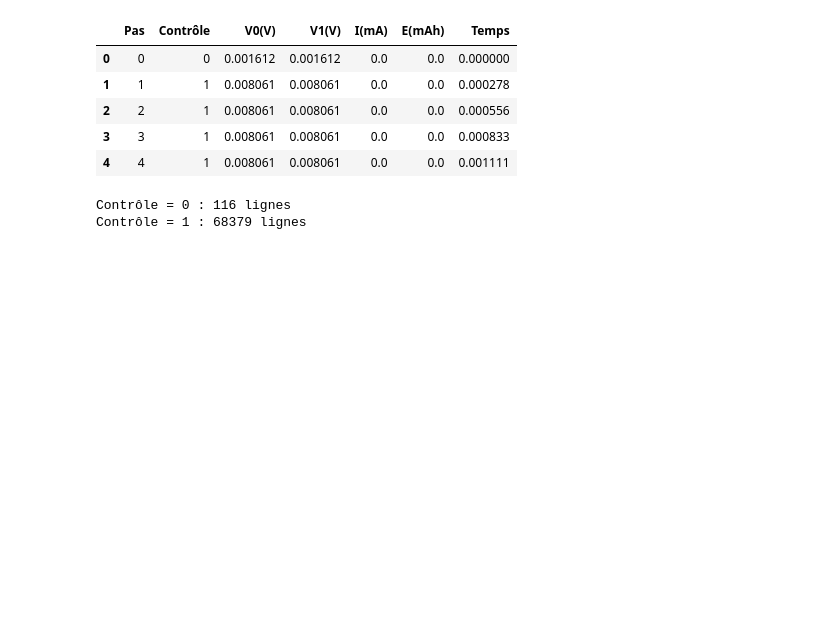
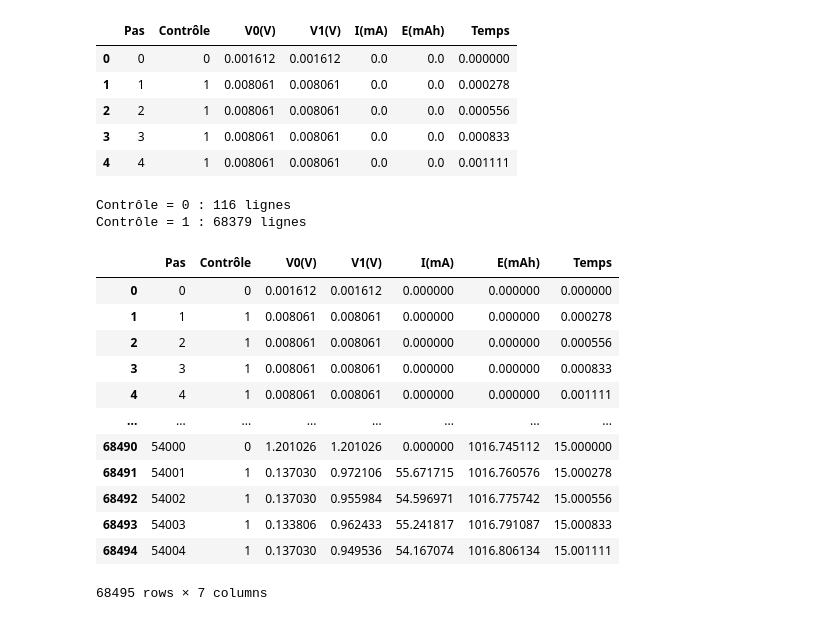
Before and after one commit to dthonon/testeur_batterie, a Jupyter notebook: notebook/Courbes.ipynb, the cells around one changed output. Saved outputs shown, nothing was run; the diff lists cells and outputs as text; code cells hidden in the pictures; blank space fills up the shorter version.

```diff
--- a/notebook/Courbes.ipynb
+++ b/notebook/Courbes.ipynb
@@ -34,5 +34,27 @@ print("Contrôle = 1 :", data_controle_1.shape[0], "lignes")
 # %% [output]
 Contrôle = 0 : 116 lignes
 Contrôle = 1 : 68379 lignes
+# %%
+win_size = 61
+data_controle_0["V_smooth"] = data_controle_0["V1(V)"].rolling(window=win_size, center=True).mean()
+data_controle_0["I_smooth"] = data_controle_0["I(mA)"].rolling(window=win_size, center=True).mean()
+
+data_controle_1["V_smooth"] = data_controle_1["V1(V)"].rolling(window=win_size, center=True).mean()
+data_controle_1["I_smooth"] = data_controle_1["I(mA)"].rolling(window=win_size, center=True).mean()
+data_controle_1["E_smooth"] = data_controle_1["E(mAh)"].rolling(window=win_size, center=True).mean()
+# %% [output]
+|  | Pas | Contrôle | V0(V) | V1(V) | I(mA) | E(mAh) | Temps |
+| 0 | 0 | 0 | 0.001612 | 0.001612 | 0.000000 | 0.000000 | 0.000000 |
+| 1 | 1 | 1 | 0.008061 | 0.008061 | 0.000000 | 0.000000 | 0.000278 |
+| 2 | 2 | 1 | 0.008061 | 0.008061 | 0.000000 | 0.000000 | 0.000556 |
+| 3 | 3 | 1 | 0.008061 | 0.008061 | 0.000000 | 0.000000 | 0.000833 |
+| 4 | 4 | 1 | 0.008061 | 0.008061 | 0.000000 | 0.000000 | 0.001111 |
+| ... | ... | ... | ... | ... | ... | ... | ... |
+| 68490 | 54000 | 0 | 1.201026 | 1.201026 | 0.000000 | 1016.745112 | 15.000000 |
+| 68491 | 54001 | 1 | 0.137030 | 0.972106 | 55.671715 | 1016.760576 | 15.000278 |
+| 68492 | 54002 | 1 | 0.137030 | 0.955984 | 54.596971 | 1016.775742 | 15.000556 |
+| 68493 | 54003 | 1 | 0.133806 | 0.962433 | 55.241817 | 1016.791087 | 15.000833 |
+| 68494 | 54004 | 1 | 0.137030 | 0.949536 | 54.167074 | 1016.806134 | 15.001111 |
+68495 rows × 7 columns
 # %%
 plt.figure(figsize=(10, 5))
```
Also changed, not shown: parts of 4 cells of this notebook.
